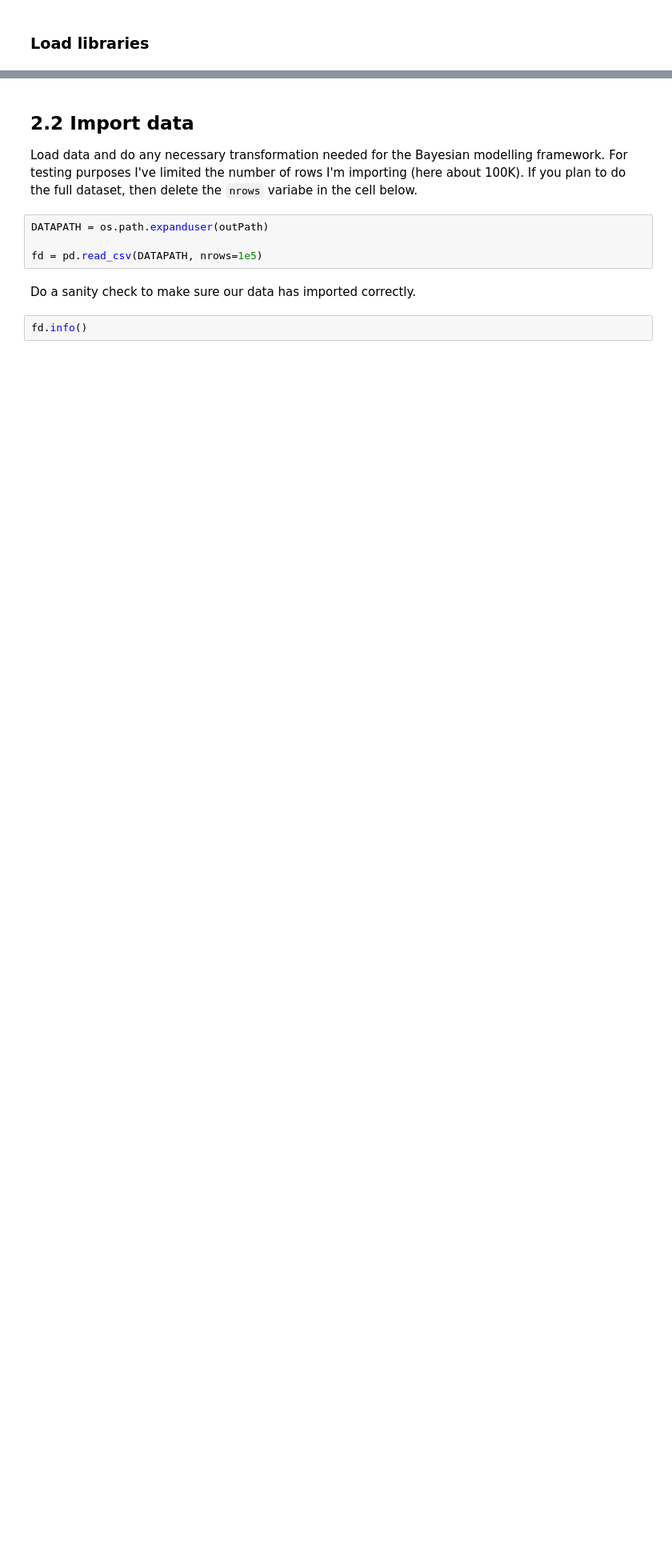
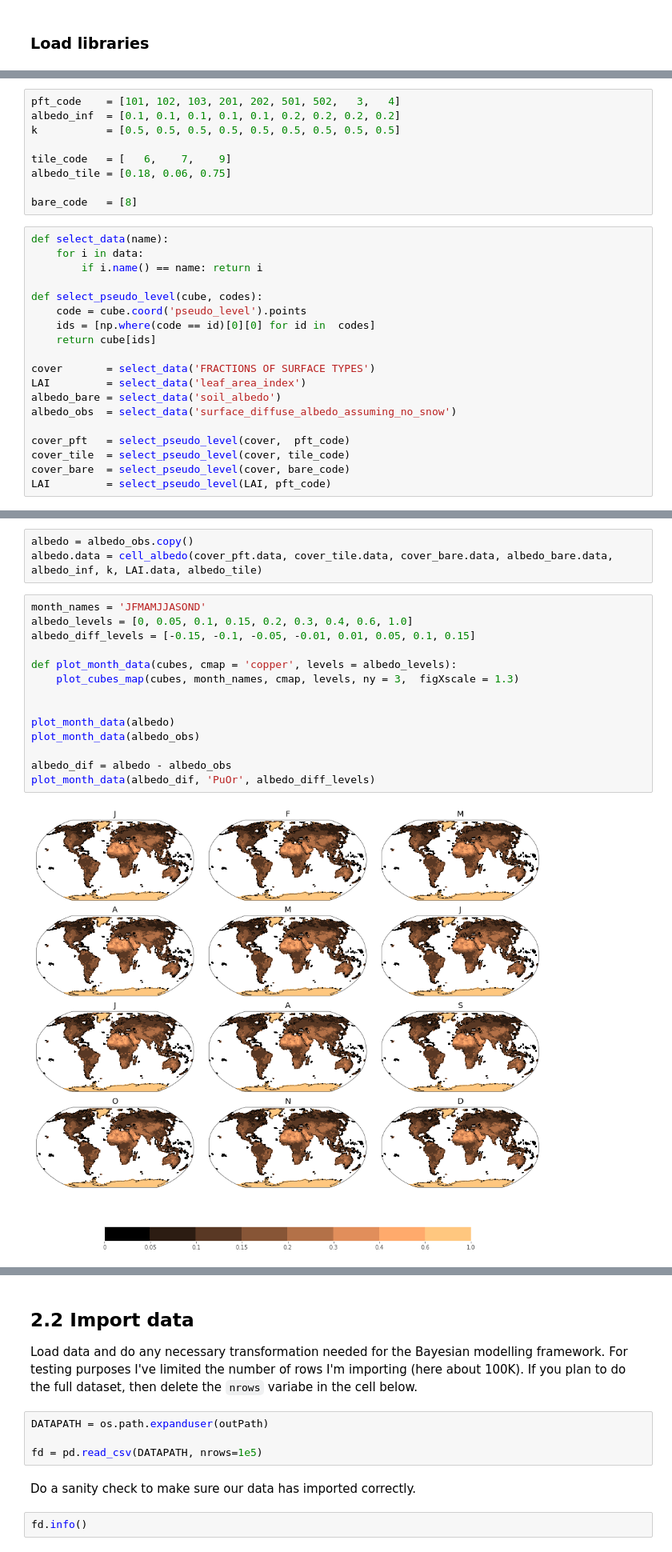
Before and after one commit to douglask3/UKESM_albedo_tile_optimization, a Jupyter notebook: notebooks/bayesian_inference.ipynb, the cells around one changed output, grey strips where cells are left out. Shown at 80% size. Saved outputs shown, nothing was run; the diff lists cells and outputs as text; blank space fills up the shorter version.

Commit message:
opening data, constructing previous configuration albedo, and plotting monthly albedo for constrcuted and osbveed with difference between the two

```diff
--- a/notebooks/bayesian_inference.ipynb
+++ b/notebooks/bayesian_inference.ipynb
@@ -120,0 +154,28 @@ def tt_sigmoid(x, a, b):
+# %%
+pft_code    = [101, 102, 103, 201, 202, 501, 502,   3,   4]
+albedo_inf  = [0.1, 0.1, 0.1, 0.1, 0.1, 0.2, 0.2, 0.2, 0.2]
+k           = [0.5, 0.5, 0.5, 0.5, 0.5, 0.5, 0.5, 0.5, 0.5]
+
+tile_code   = [   6,    7,    9]
+albedo_tile = [0.18, 0.06, 0.75]
+
+bare_code   = [8]
+# %%
+def select_data(name):
+    for i in data:
+        if i.name() == name: return i
+
+def select_pseudo_level(cube, codes):
+    code = cube.coord('pseudo_level').points
+    ids = [np.where(code == id)[0][0] for id in  codes]
+    return cube[ids]
+
+cover       = select_data('FRACTIONS OF SURFACE TYPES')
+LAI         = select_data('leaf_area_index')
+albedo_bare = select_data('soil_albedo')
+albedo_obs  = select_data('surface_diffuse_albedo_assuming_no_snow')
+
+cover_pft   = select_pseudo_level(cover,  pft_code)
+cover_tile  = select_pseudo_level(cover, tile_code)
+cover_bare  = select_pseudo_level(cover, bare_code)
+LAI         = select_pseudo_level(LAI, pft_code)
@@ -120,0 +197,19 @@ def tt_sigmoid(x, a, b):
+# %%
+albedo = albedo_obs.copy()
+albedo.data = cell_albedo(cover_pft.data, cover_tile.data, cover_bare.data, albedo_bare.data, albedo_inf, k, LAI.data, albedo_tile)
+# %%
+month_names = 'JFMAMJJASOND'
+albedo_levels = [0, 0.05, 0.1, 0.15, 0.2, 0.3, 0.4, 0.6, 1.0]
+albedo_diff_levels = [-0.15, -0.1, -0.05, -0.01, 0.01, 0.05, 0.1, 0.15]
+
+def plot_month_data(cubes, cmap = 'copper', levels = albedo_levels):
+    plot_cubes_map(cubes, month_names, cmap, levels, ny = 3,  figXscale = 1.3)
+
+
+plot_month_data(albedo)
+plot_month_data(albedo_obs)
+
+albedo_dif = albedo - albedo_obs
+plot_month_data(albedo_dif, 'PuOr', albedo_diff_levels)
+# %% [output]
+[figure, added]
```
Also changed, not shown: parts of 11 cells of this notebook.
